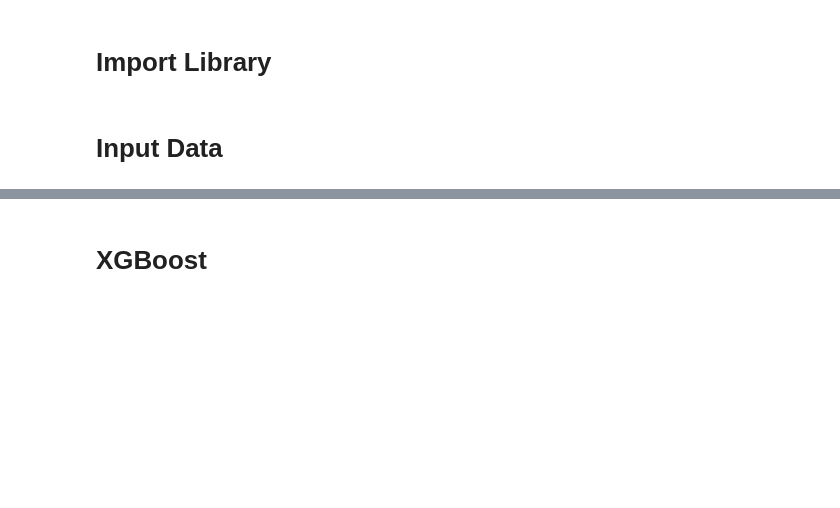
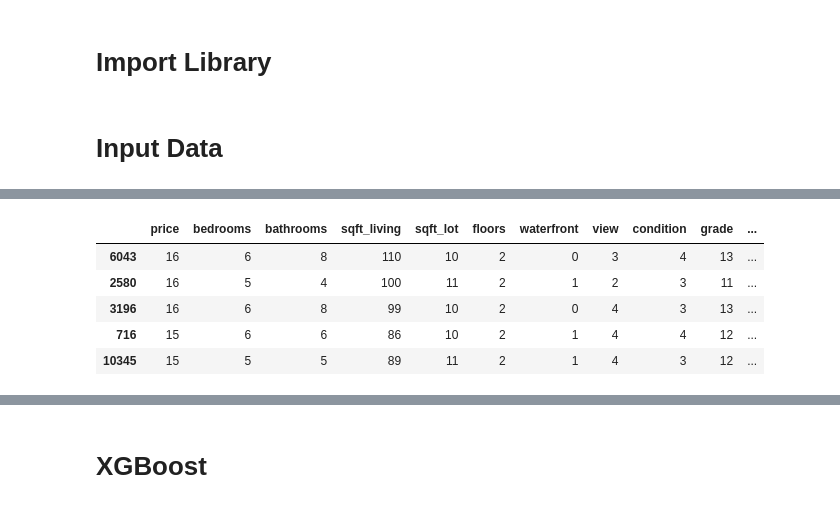
Before and after one commit to michaelwijaya2509/House-Price-Prediction---Data-Analytics, a Jupyter notebook: HousePricePrediction.ipynb, the cells around one changed output, grey strips where cells are left out. Saved outputs shown, nothing was run; the diff lists cells and outputs as text; code cells hidden in the pictures; blank space fills up the shorter version.

```diff
--- a/HousePricePrediction.ipynb
+++ b/HousePricePrediction.ipynb
@@ -55,0 +263,20 @@ Test size: 2162 (10.0%)
+# %%
+# Ambil 5 baris teratas berdasarkan price
+top_5_price = train_df.sort_values(by='price', ascending=False).head(5).copy()
+
+# Tambahkan kolom harga asli (sebelum log transform)
+top_5_price['original_price'] = np.expm1(top_5_price['price'])
+
+# Atur lebar kolom agar tidak terpotong (jika di Jupyter)
+pd.set_option('display.max_columns', None)  # tampilkan semua kolom
+pd.set_option('display.width', 1000)        # atur lebar tampilan
+
+# Tampilkan hasil
+display(top_5_price)
+# %% [output]
+|  | price | bedrooms | bathrooms | sqft_living | sqft_lot | floors | waterfront | view | condition | grade | ... |
+| 6043 | 16 | 6 | 8 | 110 | 10 | 2 | 0 | 3 | 4 | 13 | ... |
+| 2580 | 16 | 5 | 4 | 100 | 11 | 2 | 1 | 2 | 3 | 11 | ... |
+| 3196 | 16 | 6 | 8 | 99 | 10 | 2 | 0 | 4 | 3 | 13 | ... |
+| 716 | 15 | 6 | 6 | 86 | 10 | 2 | 1 | 4 | 4 | 12 | ... |
+| 10345 | 15 | 5 | 5 | 89 | 11 | 2 | 1 | 4 | 3 | 12 | ... |
```
Also changed, not shown: parts of 15 cells of this notebook, 3 other files.
